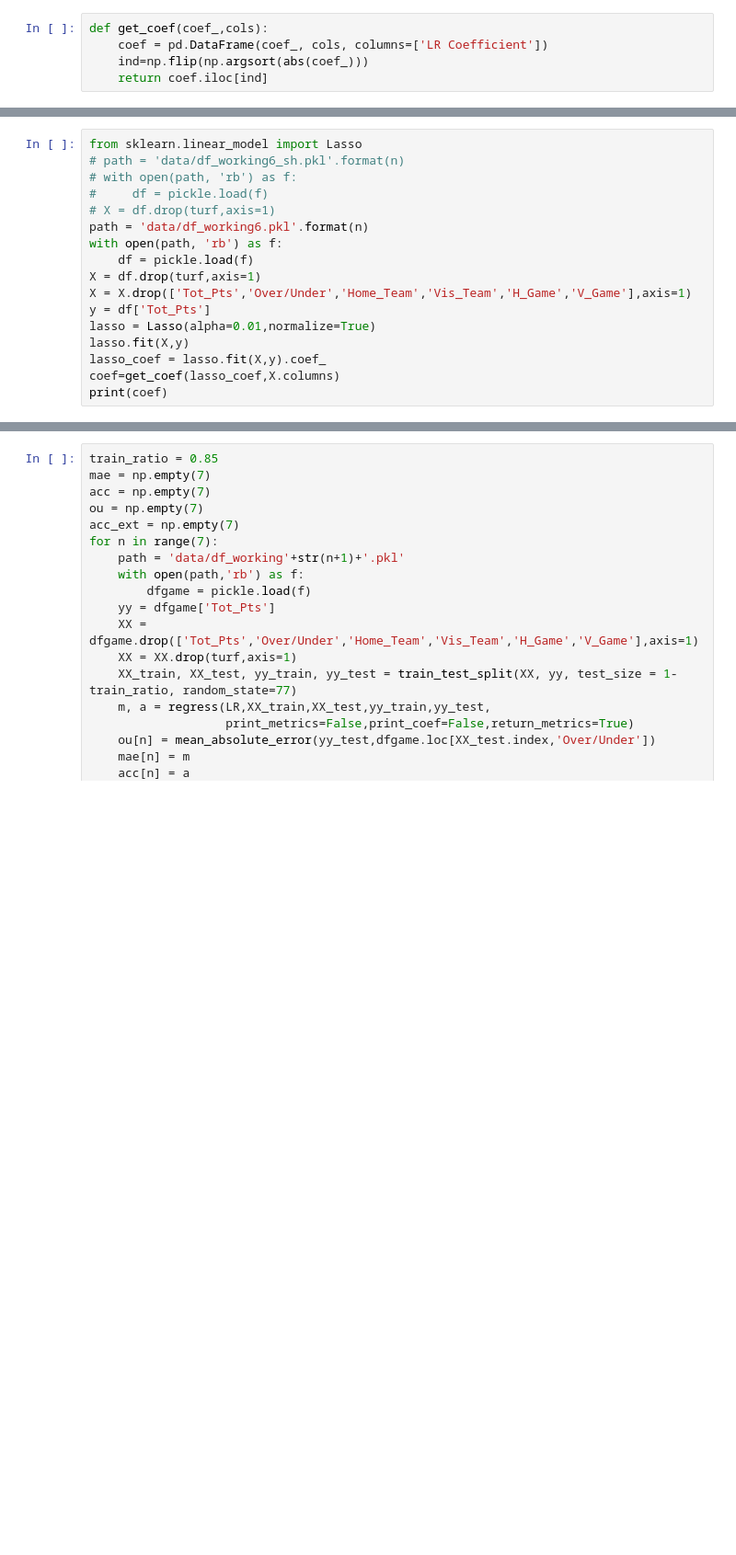
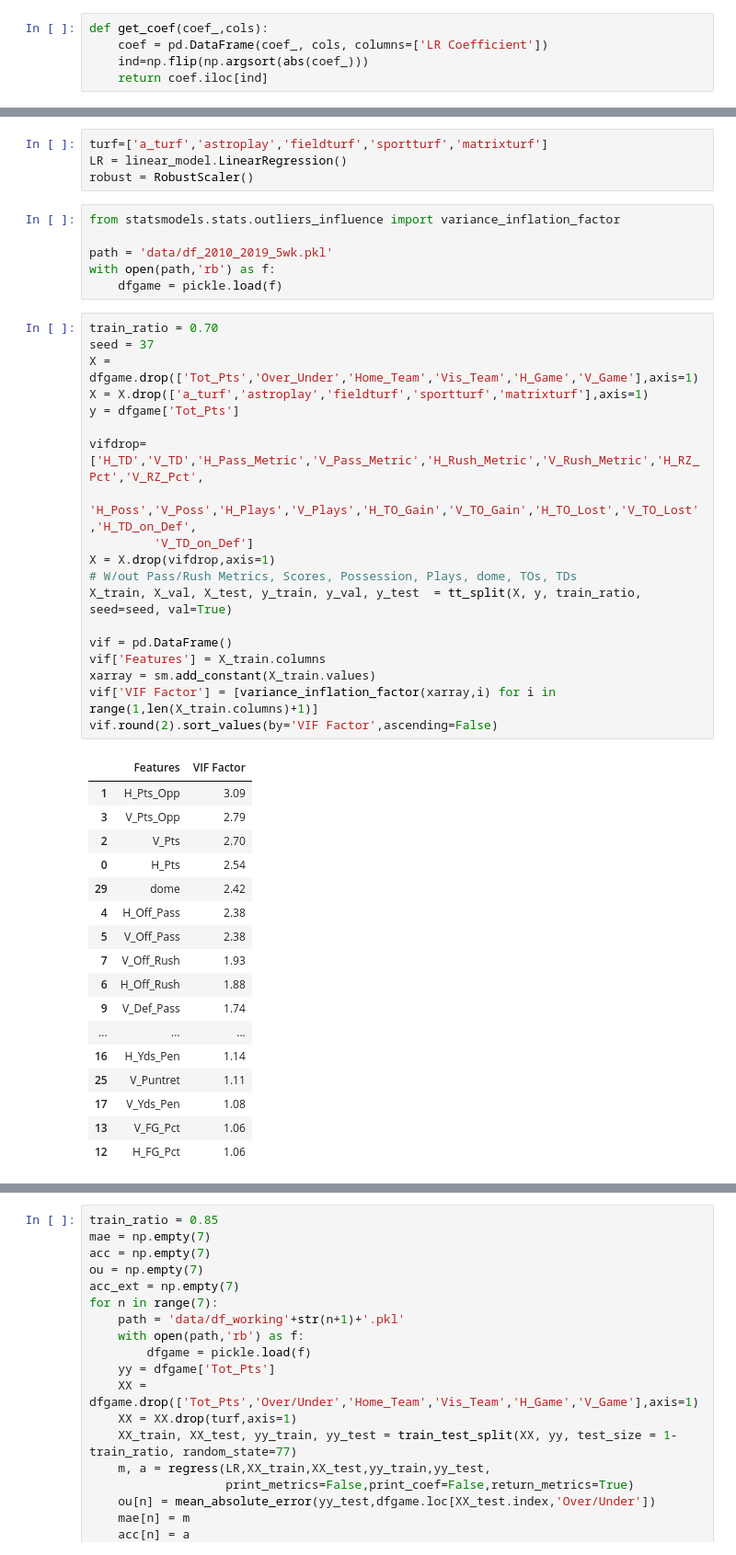
Before and after one commit to titansat74/Projects, a Jupyter notebook: Capstone Two/Cap2_Model.ipynb, the cells around one changed output, grey strips where cells are left out. Shown: that part at 92% size. Drawn from its saved outputs; the diff is of its cells as text; blank space fills up the shorter version.

```diff
--- a/Capstone Two/Cap2_Model.ipynb
+++ b/Capstone Two/Cap2_Model.ipynb
@@ -755,17 +171,0 @@ H_Philadelphia Eagles     0.000090
-# %%
-from sklearn.linear_model import Lasso
-# path = 'data/df_working6_sh.pkl'.format(n)
-# with open(path, 'rb') as f:
-#     df = pickle.load(f)
-# X = df.drop(turf,axis=1)
-path = 'data/df_working6.pkl'.format(n)
-with open(path, 'rb') as f:
-    df = pickle.load(f)
-X = df.drop(turf,axis=1)
-X = X.drop(['Tot_Pts','Over/Under','Home_Team','Vis_Team','H_Game','V_Game'],axis=1)
-y = df['Tot_Pts']
-lasso = Lasso(alpha=0.01,normalize=True)
-lasso.fit(X,y)
-lasso_coef = lasso.fit(X,y).coef_
-coef=get_coef(lasso_coef,X.columns)
-print(coef)
@@ -771,0 +230,47 @@ print(coef)
+# %%
+turf=['a_turf','astroplay','fieldturf','sportturf','matrixturf']
+LR = linear_model.LinearRegression()
+robust = RobustScaler()
+# %%
+from statsmodels.stats.outliers_influence import variance_inflation_factor
+
+path = 'data/df_2010_2019_5wk.pkl'
+with open(path,'rb') as f:
+    dfgame = pickle.load(f)
+# %%
+train_ratio = 0.70
+seed = 37
+X = dfgame.drop(['Tot_Pts','Over_Under','Home_Team','Vis_Team','H_Game','V_Game'],axis=1)
+X = X.drop(['a_turf','astroplay','fieldturf','sportturf','matrixturf'],axis=1)
+y = dfgame['Tot_Pts']
+
+vifdrop=['H_TD','V_TD','H_Pass_Metric','V_Pass_Metric','H_Rush_Metric','V_Rush_Metric','H_RZ_Pct','V_RZ_Pct',
+         'H_Poss','V_Poss','H_Plays','V_Plays','H_TO_Gain','V_TO_Gain','H_TO_Lost','V_TO_Lost','H_TD_on_Def',
+         'V_TD_on_Def']
+X = X.drop(vifdrop,axis=1)
+# W/out Pass/Rush Metrics, Scores, Possession, Plays, dome, TOs, TDs
+X_train, X_val, X_test, y_train, y_val, y_test  = tt_split(X, y, train_ratio, seed=seed, val=True)
+
+vif = pd.DataFrame()
+vif['Features'] = X_train.columns
+xarray = sm.add_constant(X_train.values)
+vif['VIF Factor'] = [variance_inflation_factor(xarray,i) for i in range(1,len(X_train.columns)+1)]
+vif.round(2).sort_values(by='VIF Factor',ascending=False)
+# %% [output]
+|  | Features | VIF Factor |
+| 1 | H_Pts_Opp | 3.09 |
+| 3 | V_Pts_Opp | 2.79 |
+| 2 | V_Pts | 2.70 |
+| 0 | H_Pts | 2.54 |
+| 29 | dome | 2.42 |
+| 4 | H_Off_Pass | 2.38 |
+| 5 | V_Off_Pass | 2.38 |
+| 7 | V_Off_Rush | 1.93 |
+| 6 | H_Off_Rush | 1.88 |
+| 9 | V_Def_Pass | 1.74 |
+| ... | ... | ... |
+| 16 | H_Yds_Pen | 1.14 |
+| 25 | V_Puntret | 1.11 |
+| 17 | V_Yds_Pen | 1.08 |
+| 13 | V_FG_Pct | 1.06 |
+| 12 | H_FG_Pct | 1.06 |
```
Also changed, not shown: parts of 55 cells of this notebook.
